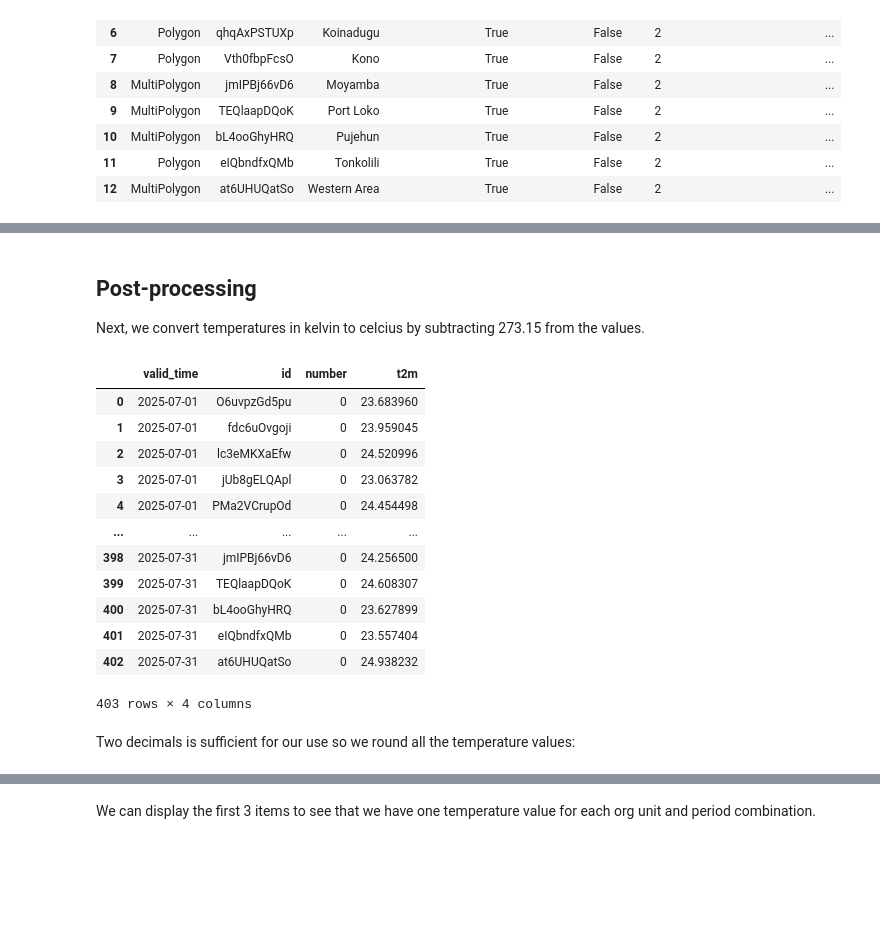
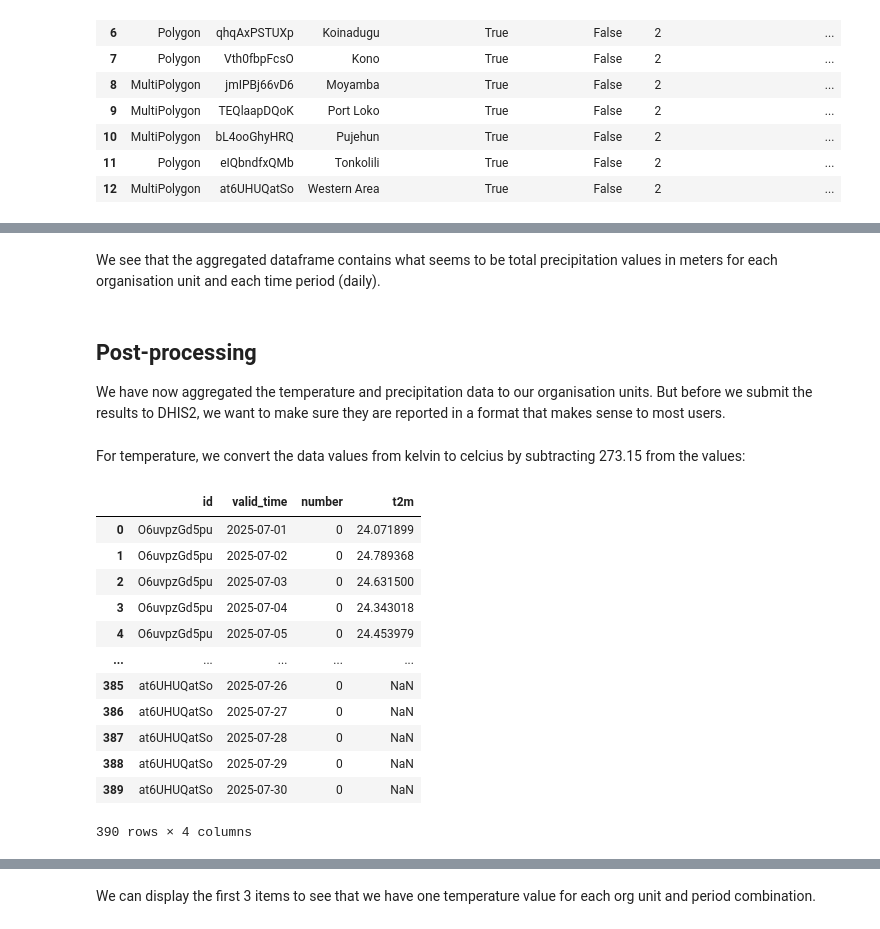
Before and after one commit to dhis2/climate-tools, a Jupyter notebook: docs/aggregation/org-unit-aggregation.ipynb, the cells around one changed output, grey strips where cells are left out. Cells and saved outputs as stored; diff of their text form; code cells hidden in the pictures; blank space fills up the shorter version.

Commit message:
feat: in aggregation notebook include how to aggregate multiple variables (temperature and precipitation)

```diff
--- a/docs/aggregation/org-unit-aggregation.ipynb
+++ b/docs/aggregation/org-unit-aggregation.ipynb
@@ -14,7 +14,7 @@ from dhis2eo.integrations.pandas import dataframe_to_dhis2_json
 
 Our sample NetCDF file contains daily temperature data for Sierra Leone in July 2025. Let's load the file using earthkit:
 # %%
-file = "../data/era5-land-daily-mean-temperature-2m-july-2025-sierra-leone.nc"
+file = "../data/era5-daily-temp-precip-july-2025-sierra-leone.nc"
 data = earthkit.data.from_source("file", file)
 # %% [markdown]
 See [more examples](https://earthkit-data.readthedocs.io/en/latest/examples/) for how you can load data with eartkit, or see the video below.
@@ -110,0 +118,4 @@ agg_df.to_dataframe().reset_index()
+# %%
+temp = data_array['t2m']
+agg_temp = transforms.spatial.reduce(temp, features, mask_dim='id', how='mean')
+agg_temp
@@ -110,0 +142,3 @@ agg_df.to_dataframe().reset_index()
+# %%
+agg_temp_df = agg_temp.to_dataframe().reset_index()
+agg_temp_df
@@ -113,23 +184,25 @@ We see that the dataframe contains the aggregated temperature data for each org
+# %% [markdown]
+We see that the aggregated dataframe contains what seems to be total precipitation values in meters for each organisation unit and each time period (daily).
 # %% [markdown]
 ## Post-processing
 
-Next, we convert temperatures in kelvin to celcius by subtracting 273.15 from the values.
+We have now aggregated the temperature and precipitation data to our organisation units. But before we submit the results to DHIS2, we want to make sure they are reported in a format that makes sense to most users.
+# %% [markdown]
+For temperature, we convert the data values from kelvin to celcius by subtracting 273.15 from the values:
 # %%
-agg_df['t2m'] -= 273.15
-agg_df
+agg_temp_df['t2m'] -= 273.15
+agg_temp_df
 # %% [output]
-|  | valid_time | id | number | t2m |
-| 0 | 2025-07-01 | O6uvpzGd5pu | 0 | 23.683960 |
-| 1 | 2025-07-01 | fdc6uOvgoji | 0 | 23.959045 |
-| 2 | 2025-07-01 | lc3eMKXaEfw | 0 | 24.520996 |
-| 3 | 2025-07-01 | jUb8gELQApl | 0 | 23.063782 |
-| 4 | 2025-07-01 | PMa2VCrupOd | 0 | 24.454498 |
+|  | id | valid_time | number | t2m |
+| 0 | O6uvpzGd5pu | 2025-07-01 | 0 | 24.071899 |
+| 1 | O6uvpzGd5pu | 2025-07-02 | 0 | 24.789368 |
+| 2 | O6uvpzGd5pu | 2025-07-03 | 0 | 24.631500 |
+| 3 | O6uvpzGd5pu | 2025-07-04 | 0 | 24.343018 |
+| 4 | O6uvpzGd5pu | 2025-07-05 | 0 | 24.453979 |
 | ... | ... | ... | ... | ... |
-| 398 | 2025-07-31 | jmIPBj66vD6 | 0 | 24.256500 |
-| 399 | 2025-07-31 | TEQlaapDQoK | 0 | 24.608307 |
-| 400 | 2025-07-31 | bL4ooGhyHRQ | 0 | 23.627899 |
-| 401 | 2025-07-31 | eIQbndfxQMb | 0 | 23.557404 |
-| 402 | 2025-07-31 | at6UHUQatSo | 0 | 24.938232 |
+| 385 | at6UHUQatSo | 2025-07-26 | 0 | NaN |
+| 386 | at6UHUQatSo | 2025-07-27 | 0 | NaN |
+| 387 | at6UHUQatSo | 2025-07-28 | 0 | NaN |
+| 388 | at6UHUQatSo | 2025-07-29 | 0 | NaN |
+| 389 | at6UHUQatSo | 2025-07-30 | 0 | NaN |
-403 rows × 4 columns
+390 rows × 4 columns
-# %% [markdown]
-Two decimals is sufficient for our use so we round all the temperature values:
```
Also changed, not shown: parts of 22 cells of this notebook, 2 other files.
